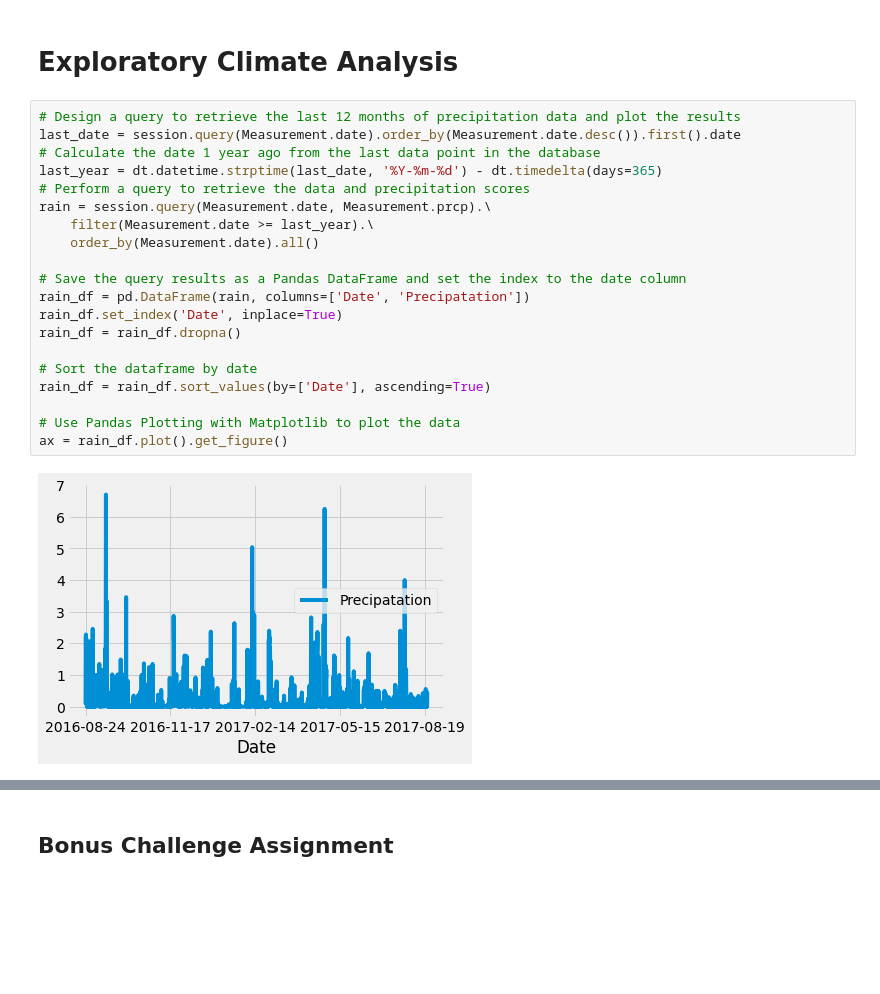
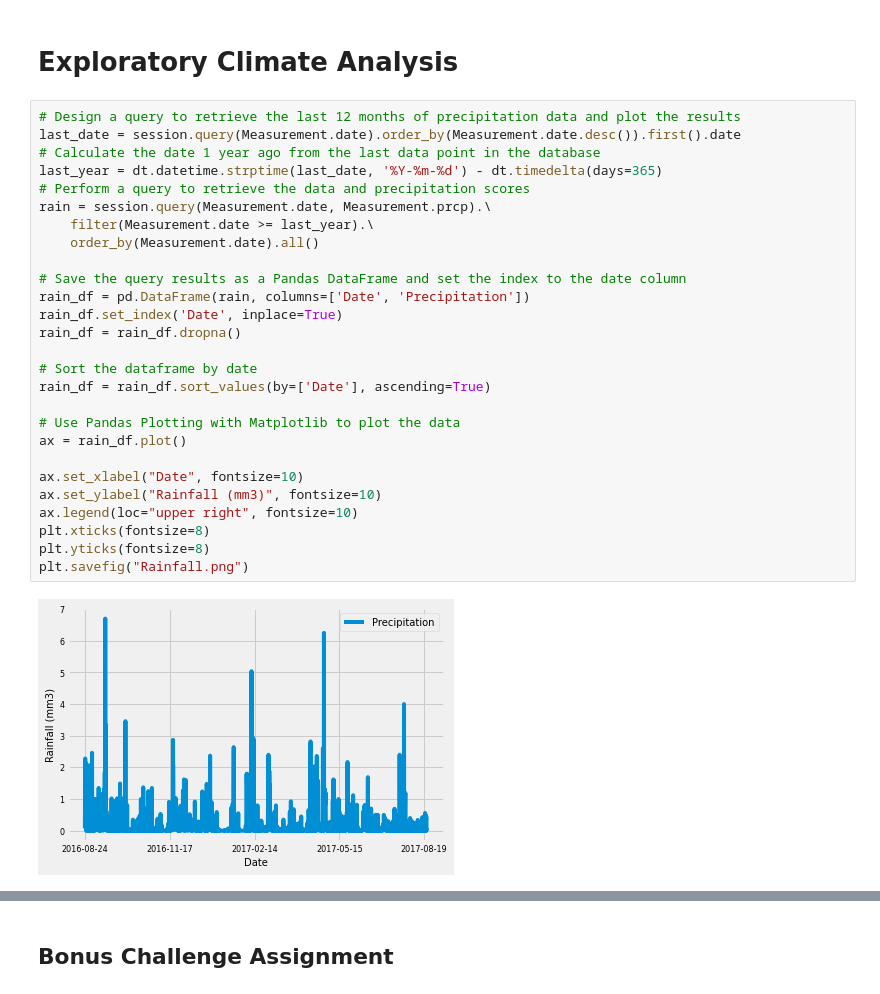
Before and after one commit to eatingsoup1986/sqlalchemy_challenge, a Jupyter notebook: climate_starter.ipynb, the cells around one changed output, grey strips where cells are left out. Drawn from its saved outputs; the diff is of its cells as text; blank space fills up the shorter version.

Commit message:
Completed initial analysis and rainfall and temperature

```diff
--- a/climate_starter.ipynb
+++ b/climate_starter.ipynb
@@ -57,24 +57,31 @@ session = Session(engine)
 # %%
 # Design a query to retrieve the last 12 months of precipitation data and plot the results
 last_date = session.query(Measurement.date).order_by(Measurement.date.desc()).first().date
 # Calculate the date 1 year ago from the last data point in the database
 last_year = dt.datetime.strptime(last_date, '%Y-%m-%d') - dt.timedelta(days=365)
 # Perform a query to retrieve the data and precipitation scores
 rain = session.query(Measurement.date, Measurement.prcp).\
     filter(Measurement.date >= last_year).\
     order_by(Measurement.date).all()
 
 # Save the query results as a Pandas DataFrame and set the index to the date column
-rain_df = pd.DataFrame(rain, columns=['Date', 'Precipatation'])
+rain_df = pd.DataFrame(rain, columns=['Date', 'Precipitation'])
 rain_df.set_index('Date', inplace=True)
 rain_df = rain_df.dropna()
 
 # Sort the dataframe by date
 rain_df = rain_df.sort_values(by=['Date'], ascending=True)
 
 # Use Pandas Plotting with Matplotlib to plot the data
-ax = rain_df.plot().get_figure()
+ax = rain_df.plot()
+
+ax.set_xlabel("Date", fontsize=10)
+ax.set_ylabel("Rainfall (mm3)", fontsize=10)
+ax.legend(loc="upper right", fontsize=10)
+plt.xticks(fontsize=8)
+plt.yticks(fontsize=8)
+plt.savefig("Rainfall.png")
 # %% [output]
-[figure, old version]
+[figure, new version]
 # %%
 # Use Pandas to calcualte the summary statistics for the precipitation data
```
Also changed, not shown: parts of 6 cells of this notebook, 2 other files.
